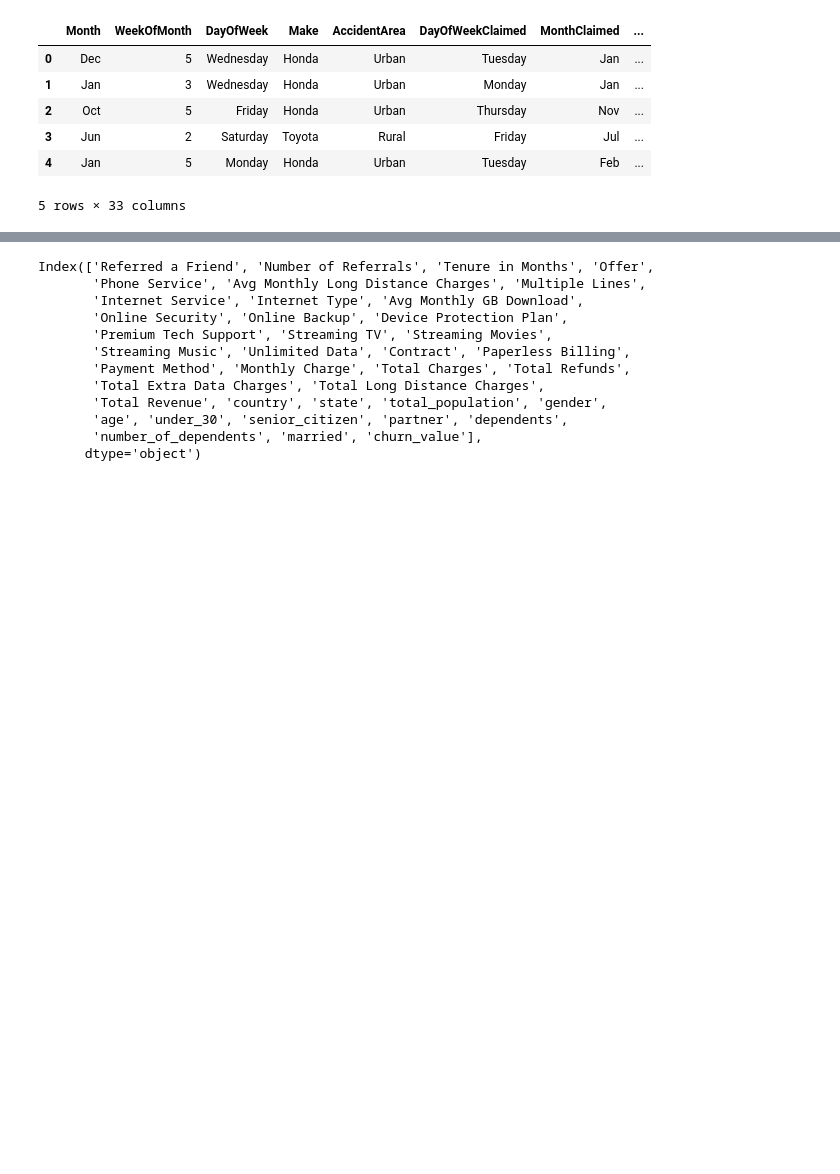
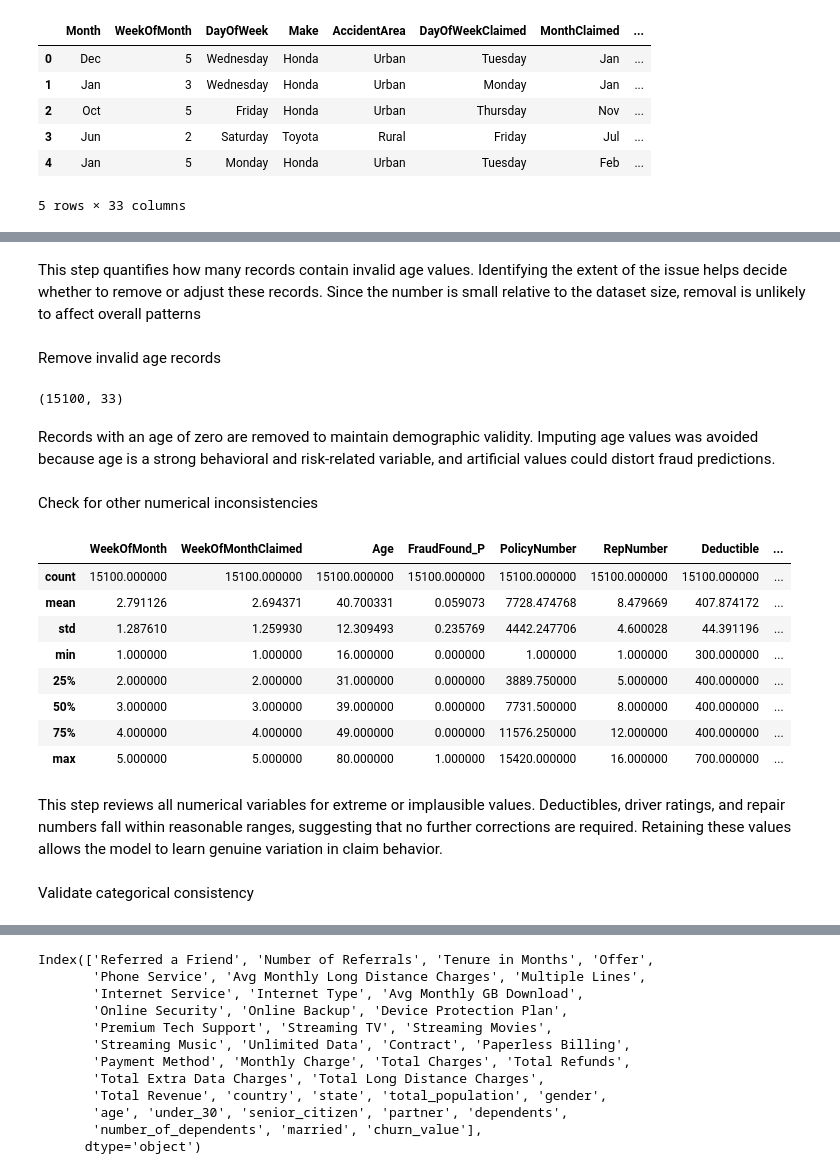
Before and after one commit to adeline-pepela/Module-5, a Jupyter notebook: Predictive and Optimization Analytics/Adeline_Makokha_191199_CAT_1_POA.ipynb, the cells around one changed output, grey strips where cells are left out. Saved outputs shown, nothing was run; the diff lists cells and outputs as text; code cells hidden in the pictures; blank space fills up the shorter version.

```diff
--- a/Predictive and Optimization Analytics/Adeline_Makokha_191199_CAT_1_POA.ipynb
+++ b/Predictive and Optimization Analytics/Adeline_Makokha_191199_CAT_1_POA.ipynb
@@ -37,0 +146,33 @@ df.head()
+# %% [markdown]
+This step quantifies how many records contain invalid age values. Identifying the extent of the issue helps decide whether to remove or adjust these records. Since the number is small relative to the dataset size, removal is unlikely to affect overall patterns
+# %% [markdown]
+Remove invalid age records
+# %%
+# Remove records with Age = 0
+df = df[df["Age"] != 0]
+
+# Confirm new dataset size
+df.shape
+# %% [output]
+(15100, 33)
+# %% [markdown]
+Records with an age of zero are removed to maintain demographic validity. Imputing age values was avoided because age is a strong behavioral and risk-related variable, and artificial values could distort fraud predictions.
+# %% [markdown]
+Check for other numerical inconsistencies
+# %%
+# Summary statistics for numerical columns
+df.describe()
+# %% [output]
+|  | WeekOfMonth | WeekOfMonthClaimed | Age | FraudFound_P | PolicyNumber | RepNumber | Deductible | ... |
+| count | 15100.000000 | 15100.000000 | 15100.000000 | 15100.000000 | 15100.000000 | 15100.000000 | 15100.000000 | ... |
+| mean | 2.791126 | 2.694371 | 40.700331 | 0.059073 | 7728.474768 | 8.479669 | 407.874172 | ... |
+| std | 1.287610 | 1.259930 | 12.309493 | 0.235769 | 4442.247706 | 4.600028 | 44.391196 | ... |
+| min | 1.000000 | 1.000000 | 16.000000 | 0.000000 | 1.000000 | 1.000000 | 300.000000 | ... |
+| 25% | 2.000000 | 2.000000 | 31.000000 | 0.000000 | 3889.750000 | 5.000000 | 400.000000 | ... |
+| 50% | 3.000000 | 3.000000 | 39.000000 | 0.000000 | 7731.500000 | 8.000000 | 400.000000 | ... |
+| 75% | 4.000000 | 4.000000 | 49.000000 | 0.000000 | 11576.250000 | 12.000000 | 400.000000 | ... |
+| max | 5.000000 | 5.000000 | 80.000000 | 1.000000 | 15420.000000 | 16.000000 | 700.000000 | ... |
+# %% [markdown]
+This step reviews all numerical variables for extreme or implausible values. Deductibles, driver ratings, and repair numbers fall within reasonable ranges, suggesting that no further corrections are required. Retaining these values allows the model to learn genuine variation in claim behavior.
+# %% [markdown]
+Validate categorical consistency
```
Also changed, not shown: parts of 103 cells of this notebook, 1 other file.
